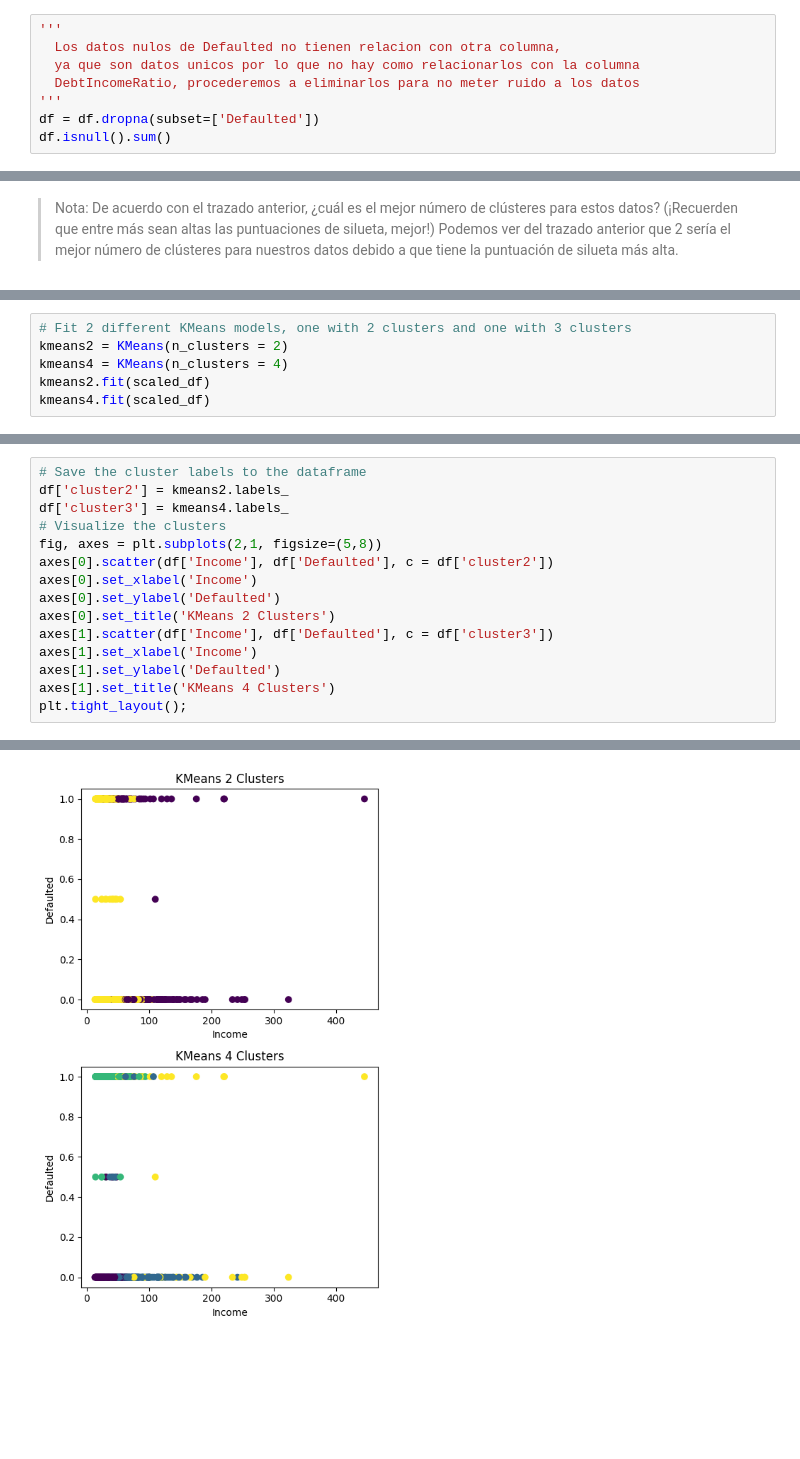
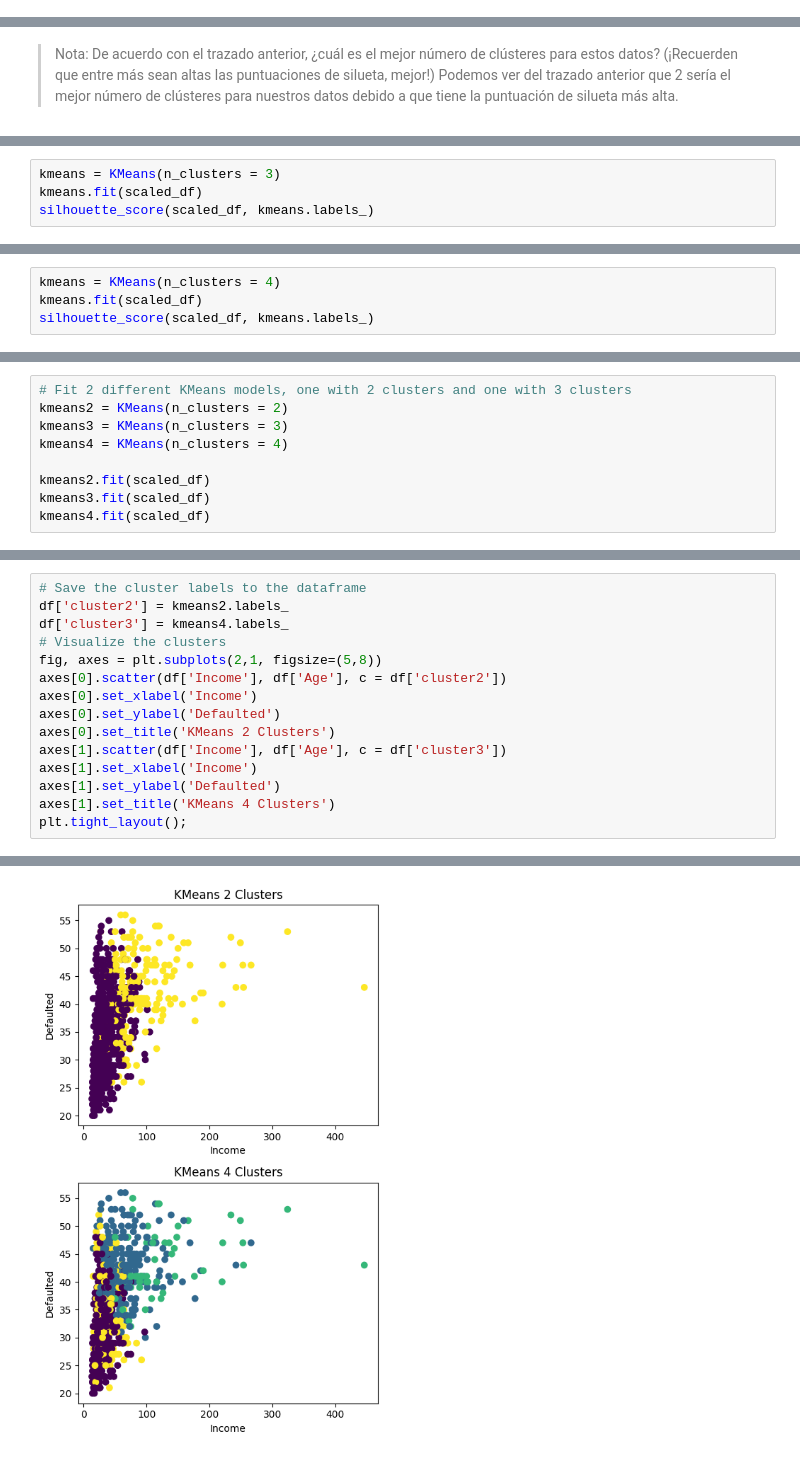
Before and after one commit to marce3-2140/Unsupervised-ML-Models, a Jupyter notebook: Customer_Segmentation_with_K_Means.ipynb, the cells around one changed output, grey strips where cells are left out. Cells and saved outputs as stored; diff of their text form; blank space fills up the shorter version.

```diff
--- a/Customer_Segmentation_with_K_Means.ipynb
+++ b/Customer_Segmentation_with_K_Means.ipynb
@@ -244,8 +149,0 @@ df.loc[nulos,:].head(16)
-# %%
-'''
-  Los datos nulos de Defaulted no tienen relacion con otra columna,
-  ya que son datos unicos por lo que no hay como relacionarlos con la columna
-  DebtIncomeRatio, procederemos a eliminarlos para no meter ruido a los datos
-'''
-df = df.dropna(subset=['Defaulted'])
-df.isnull().sum()
@@ -415,0 +275,4 @@ The default value of `n_init` will change from 10 to 'auto' in 1.4. Set the valu
+# %%
+kmeans = KMeans(n_clusters = 3)
+kmeans.fit(scaled_df)
+silhouette_score(scaled_df, kmeans.labels_)
@@ -415,0 +281,4 @@ The default value of `n_init` will change from 10 to 'auto' in 1.4. Set the valu
+# %%
+kmeans = KMeans(n_clusters = 4)
+kmeans.fit(scaled_df)
+silhouette_score(scaled_df, kmeans.labels_)
@@ -426,7 +294,10 @@ The default value of `n_init` will change from 10 to 'auto' in 1.4. Set the valu
 # %%
 # Fit 2 different KMeans models, one with 2 clusters and one with 3 clusters
 kmeans2 = KMeans(n_clusters = 2)
+kmeans3 = KMeans(n_clusters = 3)
 kmeans4 = KMeans(n_clusters = 4)
+
 kmeans2.fit(scaled_df)
+kmeans3.fit(scaled_df)
 kmeans4.fit(scaled_df)
 # %% [output]
@@ -441,11 +308,11 @@ df['cluster2'] = kmeans2.labels_
 df['cluster3'] = kmeans4.labels_
 # Visualize the clusters
 fig, axes = plt.subplots(2,1, figsize=(5,8))
-axes[0].scatter(df['Income'], df['Defaulted'], c = df['cluster2'])
+axes[0].scatter(df['Income'], df['Age'], c = df['cluster2'])
 axes[0].set_xlabel('Income')
 axes[0].set_ylabel('Defaulted')
 axes[0].set_title('KMeans 2 Clusters')
-axes[1].scatter(df['Income'], df['Defaulted'], c = df['cluster3'])
+axes[1].scatter(df['Income'], df['Age'], c = df['cluster3'])
 axes[1].set_xlabel('Income')
 axes[1].set_ylabel('Defaulted')
 axes[1].set_title('KMeans 4 Clusters')
@@ -465 +321 @@ See the caveats in the documentation: https://pandas.pydata.org/pandas-docs/stab
-[figure, old version]
+[figure, new version]
```
Also changed, not shown: parts of 39 cells of this notebook.
